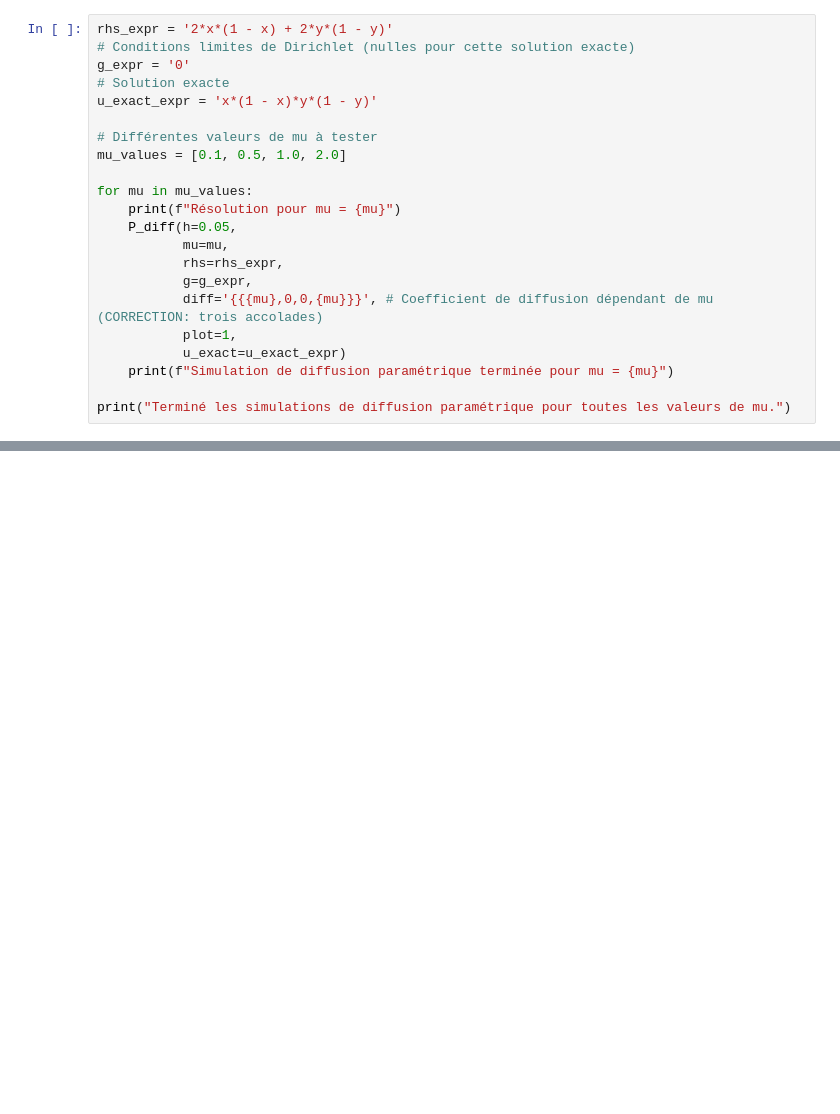
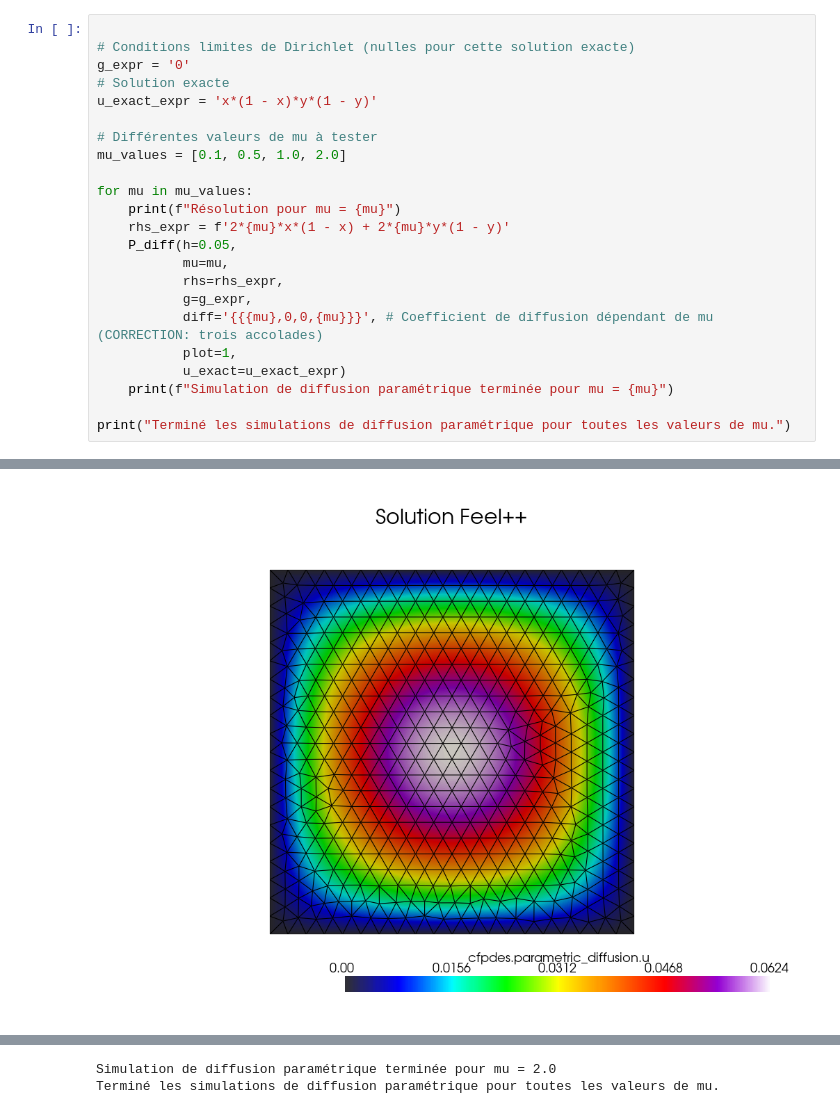
Before and after one commit to feelpp/feelpp-scimba, a Jupyter notebook: diffusion.ipynb, the cells around one changed output, grey strips where cells are left out. Saved outputs shown, nothing was run; the diff lists cells and outputs as text; blank space fills up the shorter version.

```diff
--- a/diffusion.ipynb
+++ b/diffusion.ipynb
@@ -25,5 +32,5 @@ P_diff = ParametricDiffusion(dim = 2)
 # %%
-rhs_expr = '2*x*(1 - x) + 2*y*(1 - y)'
+
 # Conditions limites de Dirichlet (nulles pour cette solution exacte)
 g_expr = '0'
 # Solution exacte
@@ -34,6 +41,7 @@ mu_values = [0.1, 0.5, 1.0, 2.0]
 
 for mu in mu_values:
     print(f"Résolution pour mu = {mu}")
+    rhs_expr = f'2*{mu}*x*(1 - x) + 2*{mu}*y*(1 - y)'
     P_diff(h=0.05,
            mu=mu,
            rhs=rhs_expr,
@@ -44,3 +52,4 @@ for mu in mu_values:
     print(f"Simulation de diffusion paramétrique terminée pour mu = {mu}")
 
 print("Terminé les simulations de diffusion paramétrique pour toutes les valeurs de mu.")
+# %% [output]
@@ -46,0 +73 @@ print("Terminé les simulations de diffusion paramétrique pour toutes les valeu
+[figure, added]
@@ -46,0 +132,2 @@ print("Terminé les simulations de diffusion paramétrique pour toutes les valeu
+Simulation de diffusion paramétrique terminée pour mu = 2.0
+Terminé les simulations de diffusion paramétrique pour toutes les valeurs de mu.
```
Also changed, not shown: parts of 2 cells of this notebook.
